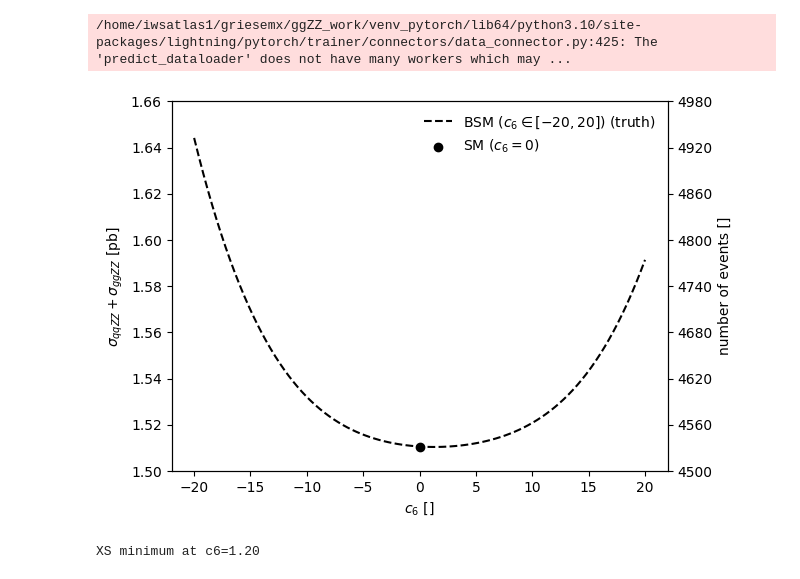
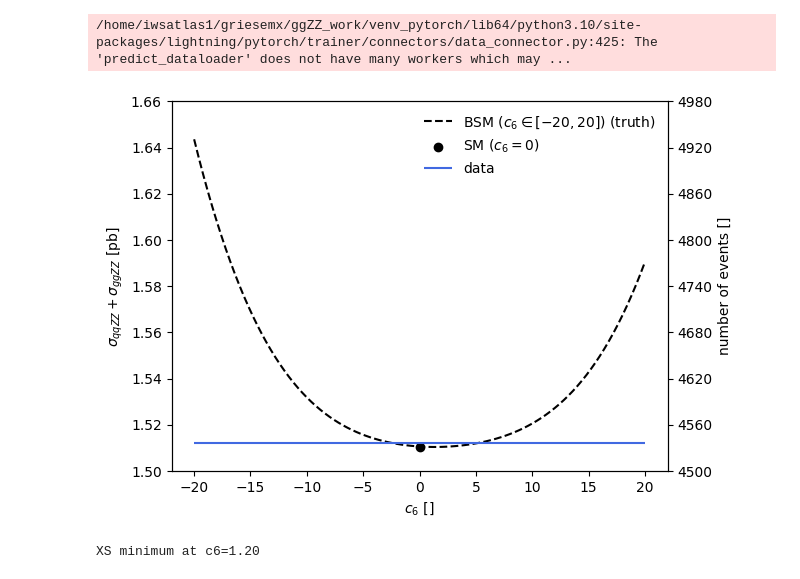
Before and after one commit to hep-cce/nsbi4hep, a Jupyter notebook: notebooks/plot-NLL-curve.ipynb, the cells around one changed output. Drawn from its saved outputs; the diff is of its cells as text; code cells hidden in the pictures.

```diff
--- a/notebooks/plot-NLL-curve.ipynb
+++ b/notebooks/plot-NLL-curve.ipynb
@@ -44,7 +44,7 @@ BATCH_SIZE = 512
 
 C6_LINSPACE = [-20,20,101]
 
-C6_VAL_DATA = 10
+C6_VAL_DATA = 5
 
 SEED = 42
 # %%
@@ -138,3 +135,5 @@ sigma_ggZZ_BSM = np.sum(bsm_weights, axis=0)
+# %%
+sigma_ggZZ_BSM = np.sum(events_ggZZ_processed.weights.to_numpy()[np.newaxis,:SAMPLE_SIZE] * sigma_ggZZ/events_ggZZ_processed.weights[:SAMPLE_SIZE].sum() * f(c6_values, coeffs_pred), axis=1)
 # %%
 full_SM_xs = sigma_ggZZ #+ sigma_qqZZ
 
@@ -145,26 +144,27 @@ nu = full_BSM_xs * luminosity
 # %%
 plt.plot(c6_values, full_BSM_xs, color='black', linestyle='--', zorder=1, label='BSM ($c_6 \in [-20,20]$) (truth)')
 #plt.plot(c6_values, sigma_ggZZ*sum_f_over_N, color='royalblue', zorder=1, label='BSM ($c_6 \in [-20,20]$) (ROLYPOLY)')
 plt.scatter(0, full_SM_xs, color='k', marker='o', zorder=2, label='SM ($c_6=0$)')
+plt.hlines(sigma_ggZZ_data, xmin=C6_LINSPACE[0], xmax=C6_LINSPACE[1], color='royalblue', linestyle='-', label='data')
 
 ax1 = plt.gca()
 ax1.set_ylim(ax1.get_yticks()[0],ax1.get_yticks()[-1])
 ax1.set_ylabel('$\sigma_{qqZZ} + \sigma_{ggZZ}$ [pb]')
 
 ax2 = ax1.twinx()
 
 y_ticks_number = np.array(ax1.get_yticks())*3000
 
 ax2.set_yticks(y_ticks_number)
 ax2.set_ylim(y_ticks_number[0], y_ticks_number[-1])
 ax2.set_ylabel('number of events []')
 
 ax1.legend(frameon=False)
 ax1.set_xlabel('$c_6$ []')
 
 plt.show()
 # %% [output]
-[figure, old version]
+[figure, new version]
 # %%
 print(f'XS minimum at c6={c6_values[np.argmin(sigma_ggZZ_BSM)]:0.2f}')
 # %% [output]
```
Also changed, not shown: parts of 6 cells of this notebook.
